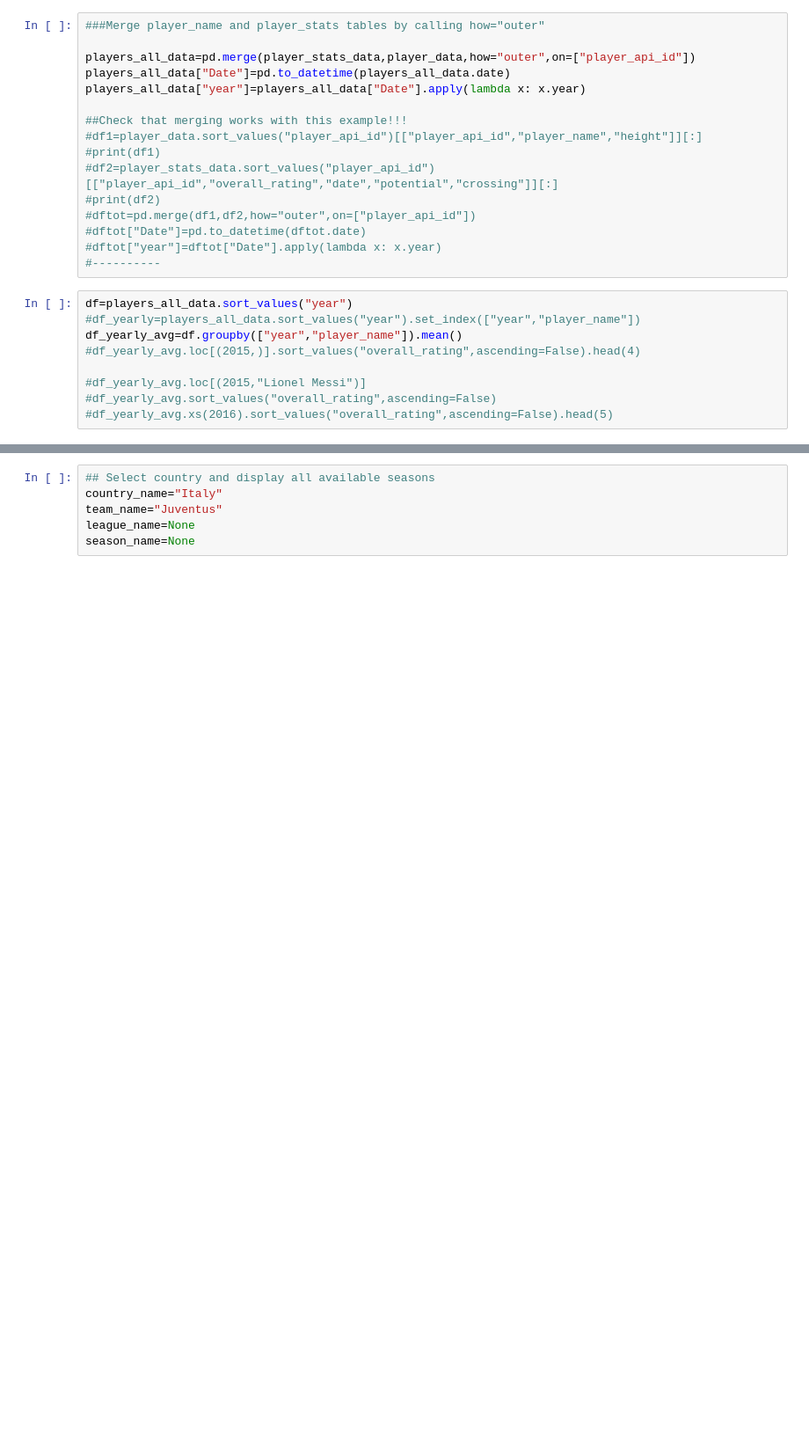
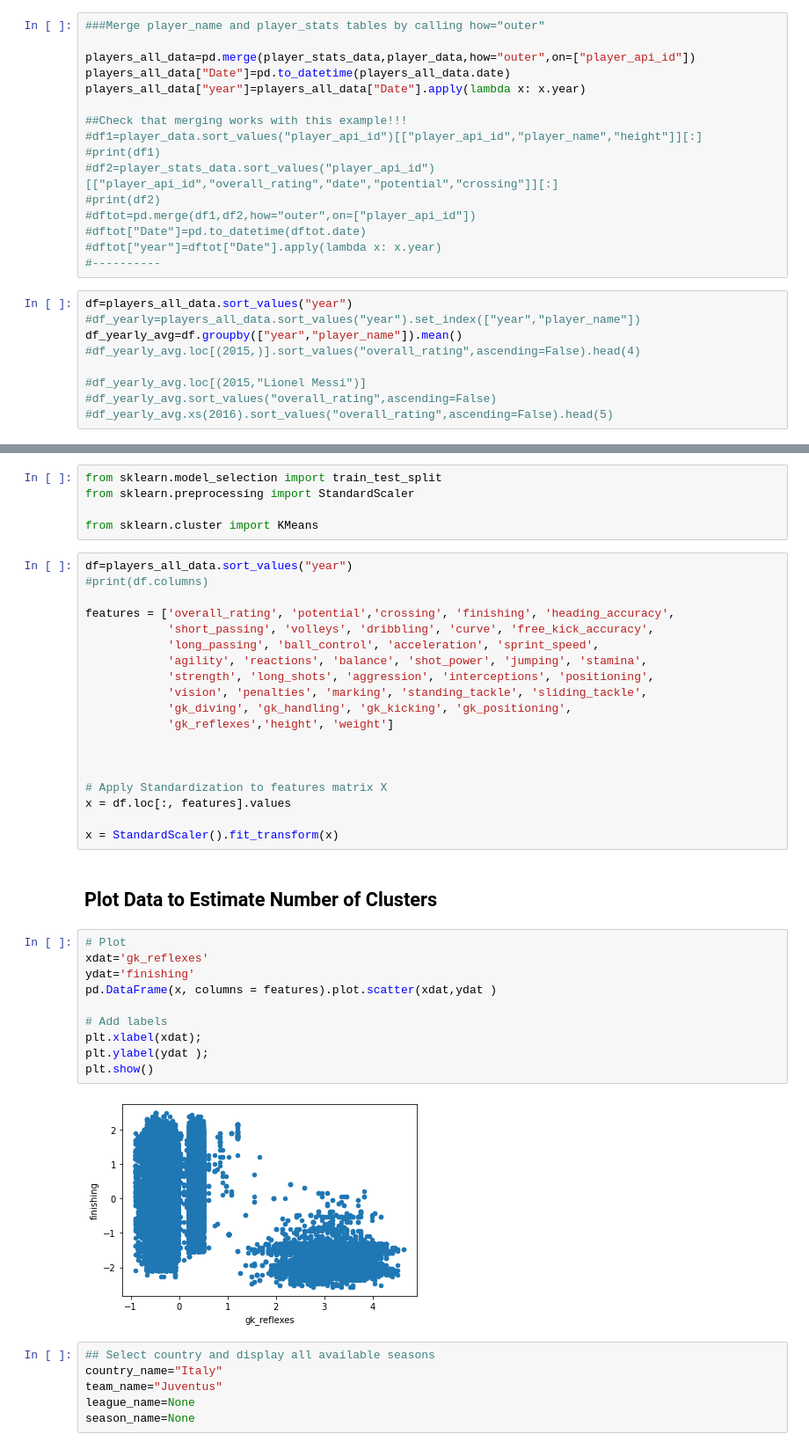
Before and after one commit to mamerchandmedi/Field_positions_classification, a Jupyter notebook: SQL_ADV.ipynb, the cells around one changed output, grey strips where cells are left out. Shown at 88% size. Cells and saved outputs as stored; diff of their text form; blank space fills up the shorter version.

```diff
--- a/SQL_ADV.ipynb
+++ b/SQL_ADV.ipynb
@@ -154,3 +235,41 @@ Ronaldinho
+# %%
+from sklearn.model_selection import train_test_split
+from sklearn.preprocessing import StandardScaler
+
+from sklearn.cluster import KMeans
+# %%
+df=players_all_data.sort_values("year")
+#print(df.columns)
+
+features = ['overall_rating', 'potential','crossing', 'finishing', 'heading_accuracy',
+            'short_passing', 'volleys', 'dribbling', 'curve', 'free_kick_accuracy',
+            'long_passing', 'ball_control', 'acceleration', 'sprint_speed',
+            'agility', 'reactions', 'balance', 'shot_power', 'jumping', 'stamina',
+            'strength', 'long_shots', 'aggression', 'interceptions', 'positioning',
+            'vision', 'penalties', 'marking', 'standing_tackle', 'sliding_tackle',
+            'gk_diving', 'gk_handling', 'gk_kicking', 'gk_positioning',
+            'gk_reflexes','height', 'weight']
+
+
+
+# Apply Standardization to features matrix X
+x = df.loc[:, features].values
+
+x = StandardScaler().fit_transform(x)
+# %% [markdown]
+## Plot Data to Estimate Number of Clusters
+# %%
+# Plot
+xdat='gk_reflexes'
+ydat='finishing'
+pd.DataFrame(x, columns = features).plot.scatter(xdat,ydat )
+
+# Add labels
+plt.xlabel(xdat);
+plt.ylabel(ydat );
+plt.show()
+# %% [output]
+[figure, added]
 # %%
 ## Select country and display all available seasons
 country_name="Italy"
```
Also changed, not shown: parts of 8 cells of this notebook.
